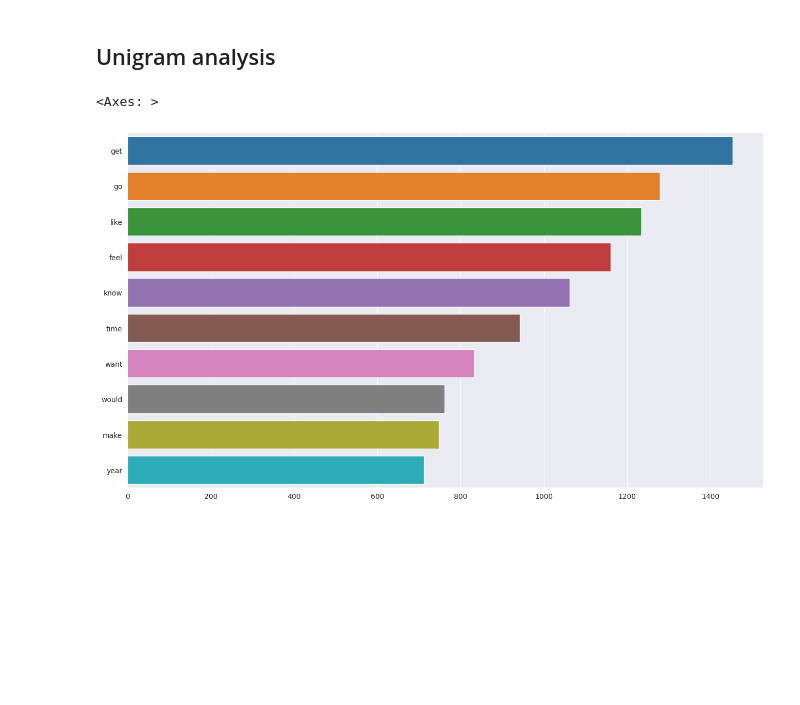
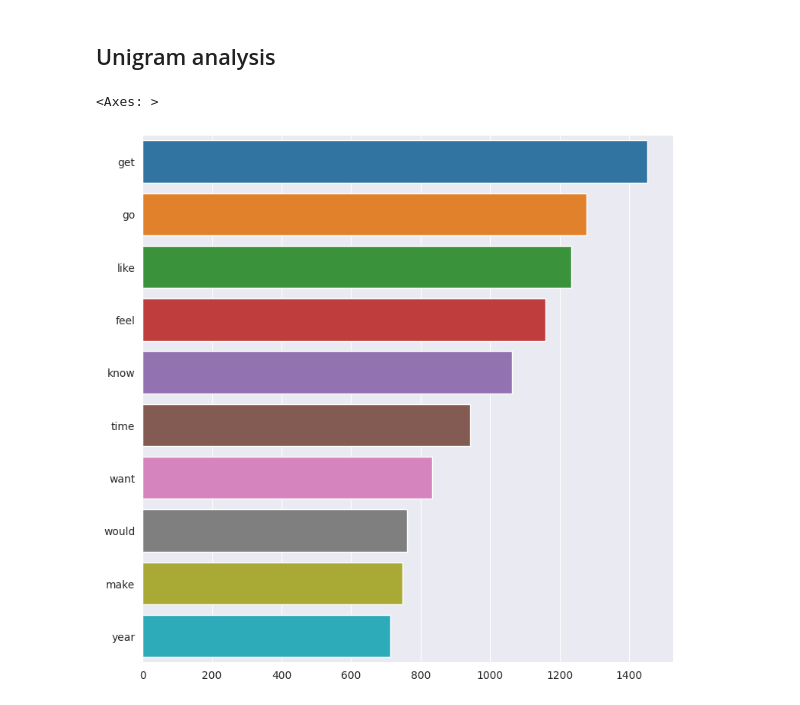
Before and after one commit to INCREDIBLE-AURNOB/Human-Stress-Prediction-with-LSTM, a Jupyter notebook: Human_Stress_Prediction.ipynb, the cells around one changed output. Drawn from its saved outputs; the diff is of its cells as text; code cells hidden in the pictures; blank space fills up the shorter version.

```diff
--- a/Human_Stress_Prediction.ipynb
+++ b/Human_Stress_Prediction.ipynb
@@ -285,10 +288,10 @@ def get_top_text_ngrams(corpus,n,g):
 # %% [markdown]
 ## Unigram analysis
 # %%
-plt.figure(figsize=(16,9))
+plt.figure(figsize=(9,9))
 most_common_uni=get_top_text_ngrams(raw_df.text,10,1)
 most_common_uni=dict(most_common_uni)
 sns.barplot(x=list(most_common_uni.values()),y=(list(most_common_uni.keys())))
 # %% [output]
 <Axes: >
-[figure, old version]
+[figure, new version]
```
Also changed, not shown: parts of 7 cells of this notebook.
